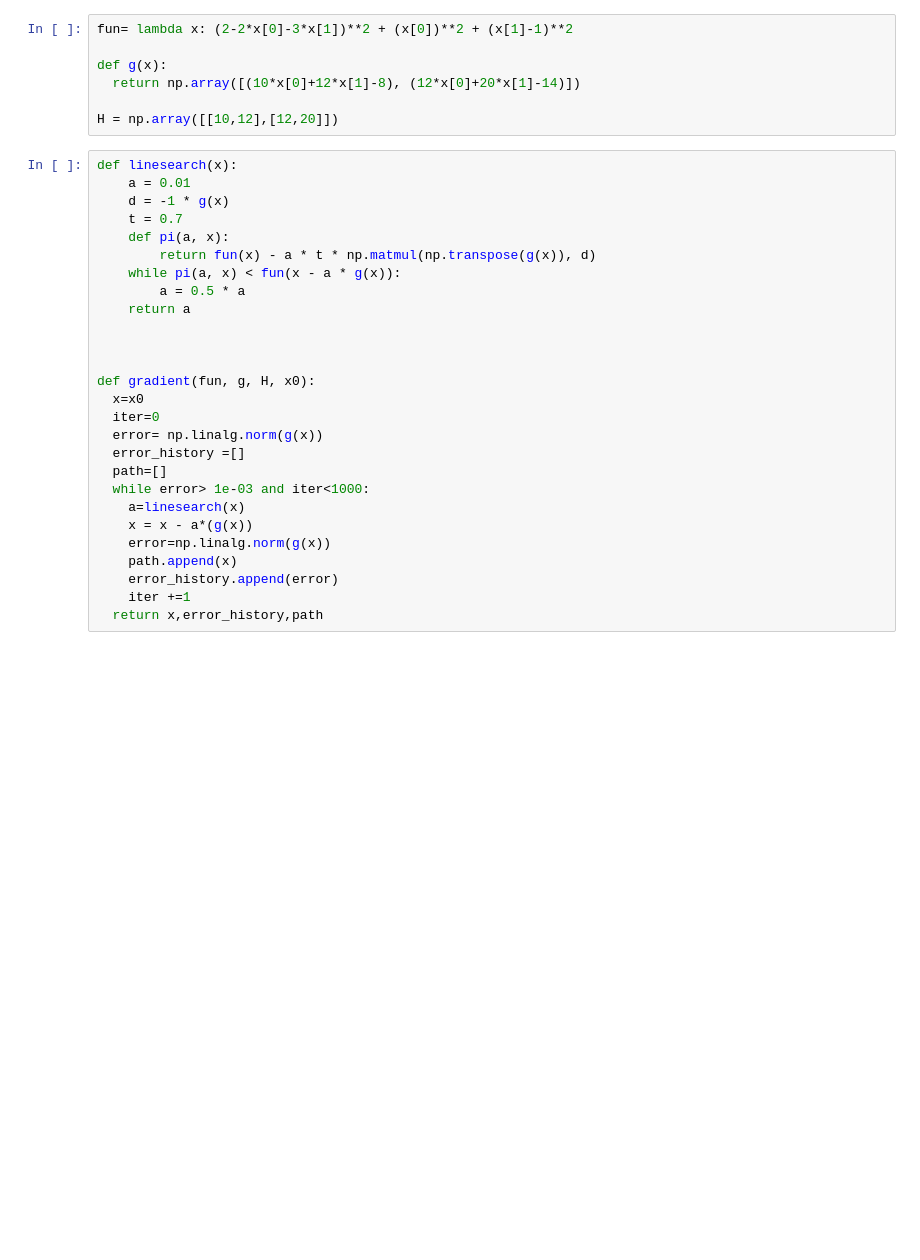
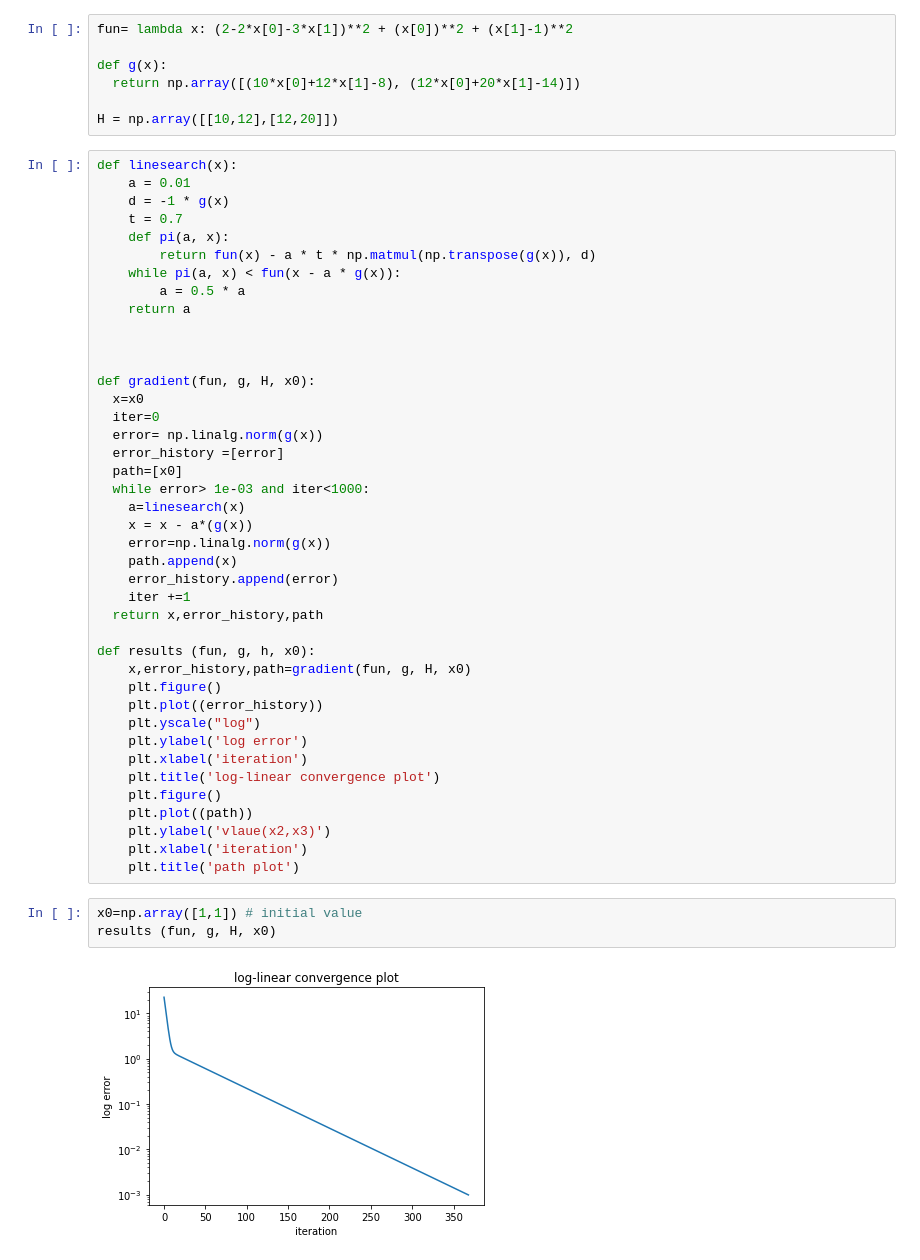
Before and after one commit to siddahant/DESOPT, a Jupyter notebook: converges.ipynb, the cells around one changed output. Drawn from its saved outputs; the diff is of its cells as text; blank space fills up the shorter version.

Commit message:
Newton Method Results

```diff
--- a/converges.ipynb
+++ b/converges.ipynb
@@ -27,8 +27,8 @@ def gradient(fun, g, H, x0):
   x=x0
   iter=0
   error= np.linalg.norm(g(x))
-  error_history =[]
-  path=[]
+  error_history =[error]
+  path=[x0]
   while error> 1e-03 and iter<1000:
     a=linesearch(x)
     x = x - a*(g(x))
@@ -37,3 +37,22 @@ def gradient(fun, g, H, x0):
     error_history.append(error)
     iter +=1
   return x,error_history,path
+
+def results (fun, g, h, x0):
+    x,error_history,path=gradient(fun, g, H, x0)
+    plt.figure()
+    plt.plot((error_history))
+    plt.yscale("log")
+    plt.ylabel('log error')
+    plt.xlabel('iteration')
+    plt.title('log-linear convergence plot')
+    plt.figure()
+    plt.plot((path))
+    plt.ylabel('vlaue(x2,x3)')
+    plt.xlabel('iteration')
+    plt.title('path plot')
+# %%
+x0=np.array([1,1]) # initial value
+results (fun, g, H, x0)
+# %% [output]
+[figure, added]
```
Also changed, not shown: parts of 10 cells of this notebook.
